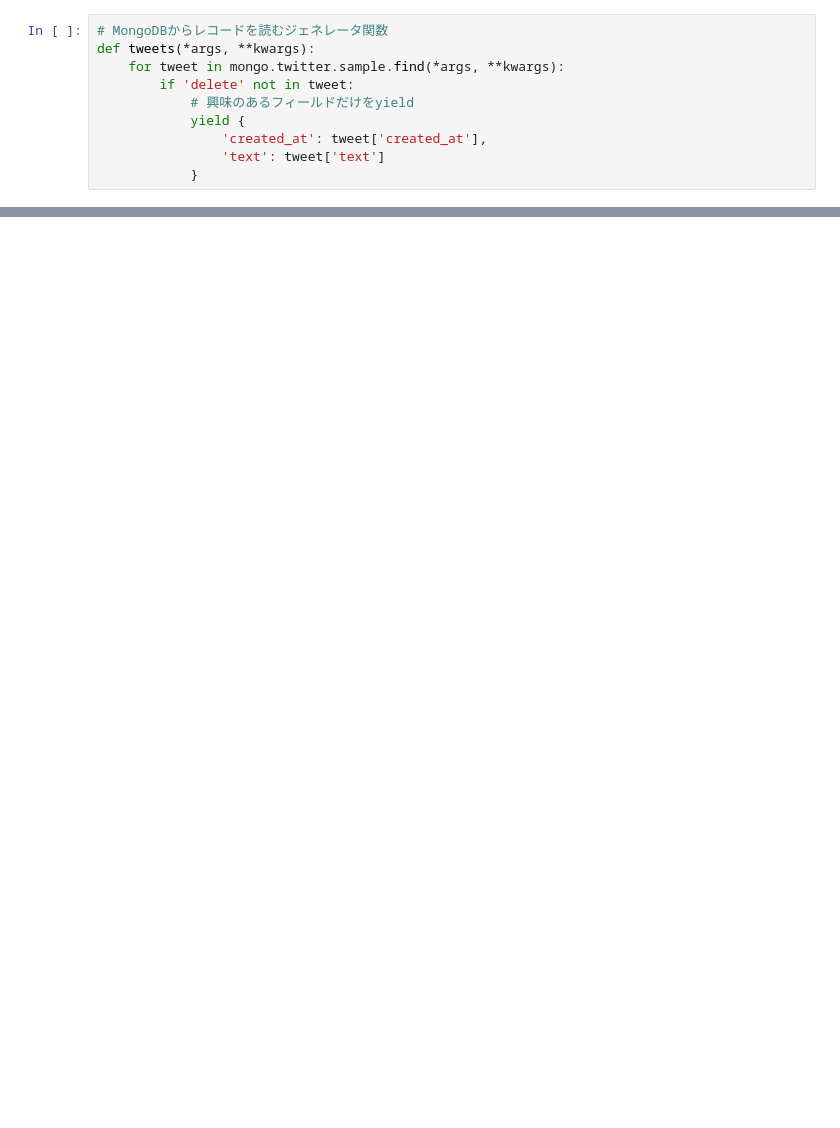
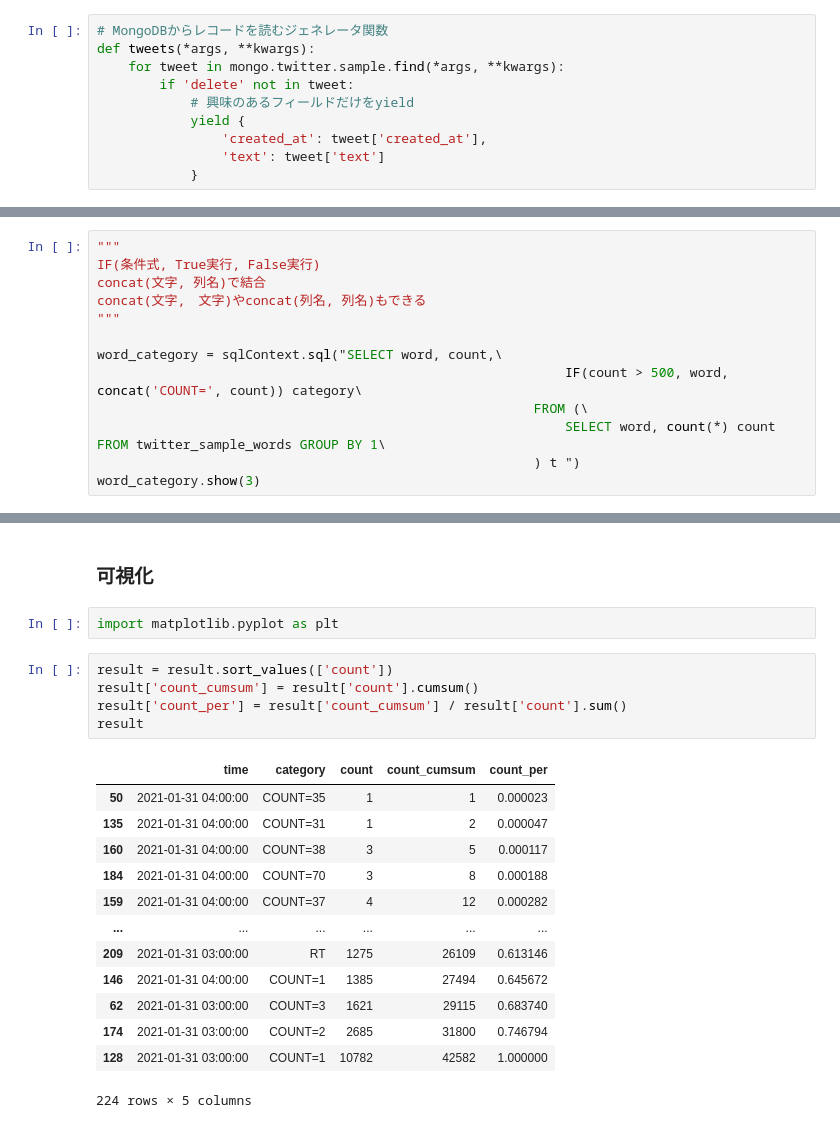
Before and after one commit to furu8/TweetAnalyzer, a Jupyter notebook: notebooks/DB_6.1.ipynb, the cells around one changed output, grey strips where cells are left out. Drawn from its saved outputs; the diff is of its cells as text; blank space fills up the shorter version.

```diff
--- a/notebooks/DB_6.1.ipynb
+++ b/notebooks/DB_6.1.ipynb
@@ -273,0 +497,13 @@ Py4JJavaError: An error occurred while calling o143.load.
+# %%
+"""
+IF(条件式, True実行, False実行)
+concat(文字, 列名)で結合
+concat(文字,　文字)やconcat(列名, 列名)もできる
+"""
+
+word_category = sqlContext.sql("SELECT word, count,\
+                                                            IF(count > 500, word, concat('COUNT=', count)) category\
+                                                        FROM (\
+                                                            SELECT word, count(*) count FROM twitter_sample_words GROUP BY 1\
+                                                        ) t ")
+word_category.show(3)
@@ -273,0 +610,23 @@ Py4JJavaError: An error occurred while calling o143.load.
+# %% [markdown]
+### 可視化
+# %%
+import matplotlib.pyplot as plt
+# %%
+result = result.sort_values(['count'])
+result['count_cumsum'] = result['count'].cumsum()
+result['count_per'] = result['count_cumsum'] / result['count'].sum()
+result
+# %% [output]
+|  | time | category | count | count_cumsum | count_per |
+| 50 | 2021-01-31 04:00:00 | COUNT=35 | 1 | 1 | 0.000023 |
+| 135 | 2021-01-31 04:00:00 | COUNT=31 | 1 | 2 | 0.000047 |
+| 160 | 2021-01-31 04:00:00 | COUNT=38 | 3 | 5 | 0.000117 |
+| 184 | 2021-01-31 04:00:00 | COUNT=70 | 3 | 8 | 0.000188 |
+| 159 | 2021-01-31 04:00:00 | COUNT=37 | 4 | 12 | 0.000282 |
+| ... | ... | ... | ... | ... | ... |
+| 209 | 2021-01-31 03:00:00 | RT | 1275 | 26109 | 0.613146 |
+| 146 | 2021-01-31 04:00:00 | COUNT=1 | 1385 | 27494 | 0.645672 |
+| 62 | 2021-01-31 03:00:00 | COUNT=3 | 1621 | 29115 | 0.683740 |
+| 174 | 2021-01-31 03:00:00 | COUNT=2 | 2685 | 31800 | 0.746794 |
+| 128 | 2021-01-31 03:00:00 | COUNT=1 | 10782 | 42582 | 1.000000 |
+224 rows × 5 columns
```
Also changed, not shown: parts of 60 cells of this notebook.
